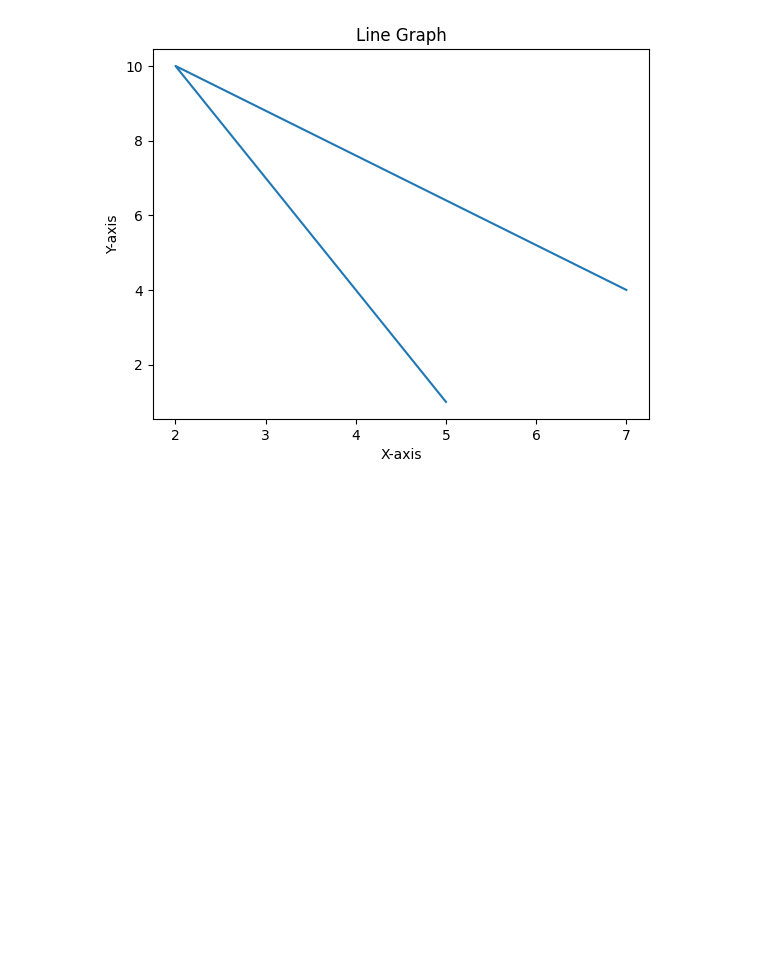
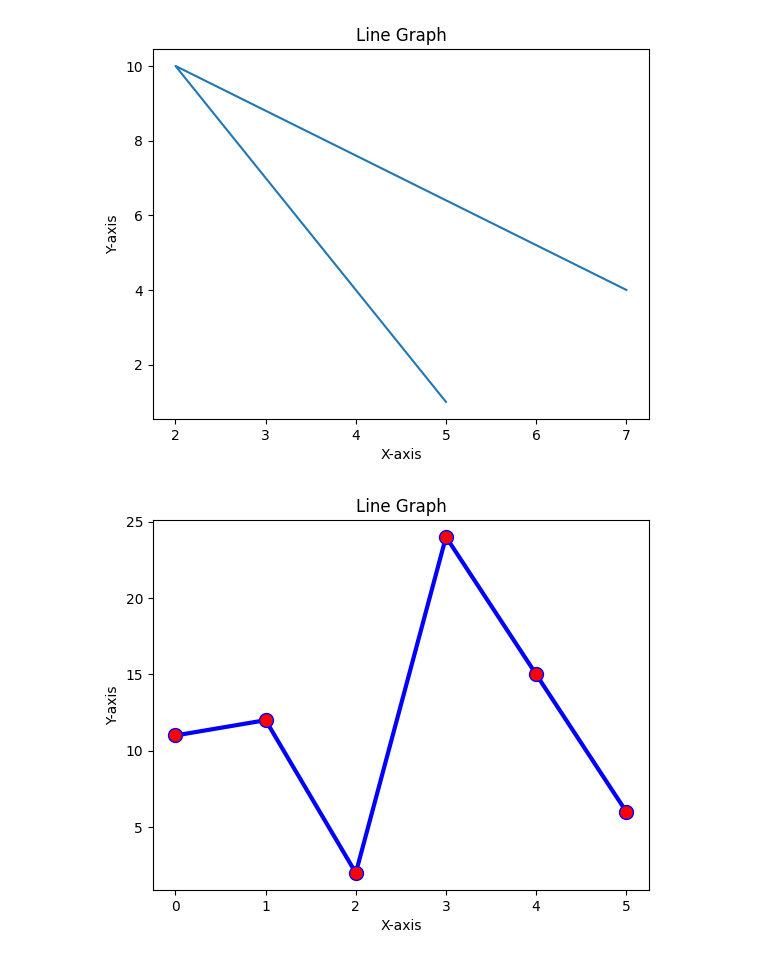
Before and after one commit to JatindraPatel/Matplot_libary_learning, a Jupyter notebook: Matplotlib.ipynb, the cells around one changed output. Saved outputs shown, nothing was run; the diff lists cells and outputs as text; code cells hidden in the pictures; blank space fills up the shorter version.

```diff
--- a/Matplotlib.ipynb
+++ b/Matplotlib.ipynb
@@ -63,3 +63,17 @@ plt.xlabel("X-axis")
 plt.show()
 # %% [output]
 [figure]
+# %%
+import matplotlib.pyplot as plt
+
+plt.plot([11,12,2,24,15,6], marker='o',
+         markersize=10,
+         markerfacecolor='red',
+         linewidth=3,
+         color='blue')
+plt.title("Line Graph")
+plt.ylabel("Y-axis")
+plt.xlabel("X-axis")
+plt.show()
+# %% [output]
+[figure, added]
```
